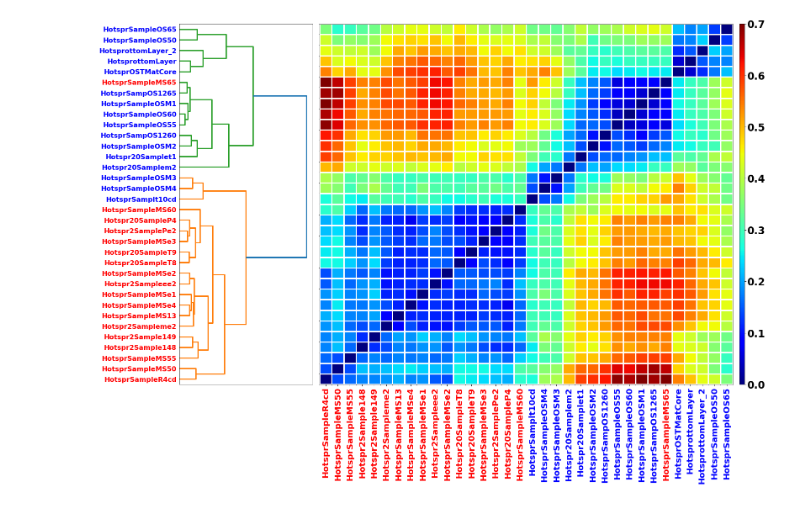
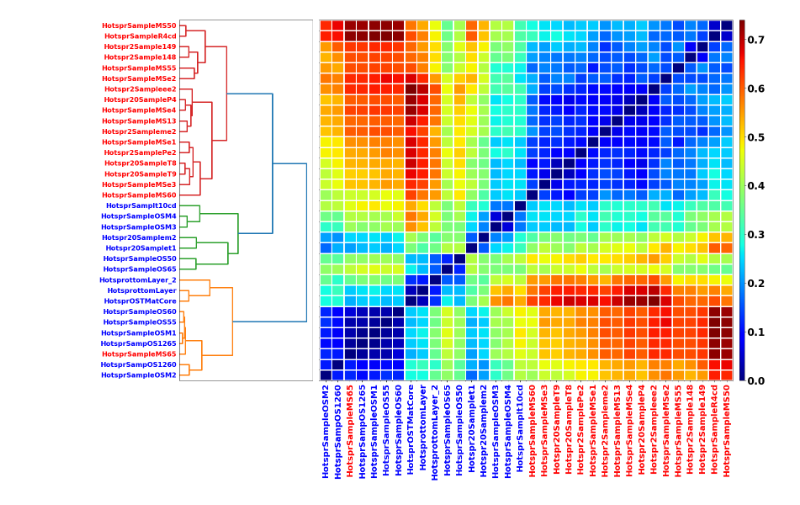
Before and after one commit to hsmurali/Hot_Springs_Analysis, a Jupyter notebook: Scripts/Strain-Analysis/Synechococcus_Paper/Cluster_Presence_Absence_Matrix_Novel_Contigs.ipynb, the cells around one changed output. Saved outputs shown, nothing was run; the diff lists cells and outputs as text; code cells hidden in the pictures.

```diff
--- a/Scripts/Strain-Analysis/Synechococcus_Paper/Cluster_Presence_Absence_Matrix_Novel_Contigs.ipynb
+++ b/Scripts/Strain-Analysis/Synechococcus_Paper/Cluster_Presence_Absence_Matrix_Novel_Contigs.ipynb
@@ -8,7 +8,8 @@ from scipy.spatial.distance import pdist, squareform
 rcParams = {'font.size': 24 , 'font.weight': 'bold', 'font.family': 'sans-serif',
             'axes.unicode_minus':False, 'axes.labelweight':'normal', 'lines.linewidth':3}
 # %%
-df = pd.read_csv('/Users/harihara/Research-Activities/Data/Hot-Spring/Novel-Regions-Breadth-Coverage-Summary.txt', sep = "\t")
+df = pd.read_csv('/Users/harihara/Research-Activities/Data/Hot-Spring/Novel-Regions-Breadth-Coverage-Summary-June-2022.txt', sep = "\t")
+df['Sample'] = df['Sample'].str.replace("_FD.paf","")
 df = df.set_index('Sample')
 FM = df.values#df.filter(regex = "Group_*").values
 FM[FM < 95] = 0
@@ -37,33 +38,33 @@ a = [axdendro.get_yticklabels()[i].set_color('red')
      for i in range(len(axdendro.get_yticklabels()))]
 
 axmatrix = fig.add_axes([0.33,0.25,0.62,0.7])
 
 MAT = MAT[index,:]
 MAT = MAT[:,index]
 MAT = np.round(MAT, 2)
 #MAT[MAT == 0] = np.inf
 im = axmatrix.imshow(MAT, aspect='auto', origin='lower', interpolation = 'none', cmap = 'jet', alpha = 1)
 axmatrix.set_xticks(list(range(0, len(ticks))))
 axmatrix.set_xticklabels(ticks[index], rotation = 90, size = 20)
 axmatrix.xaxis.set_ticks_position('bottom')
 ng = len(ticks)
 axmatrix.set_xticks(np.arange(-.5, 34, 1), minor=True)
 axmatrix.set_yticks(np.arange(-.5, 34, 1), minor=True)
 a = [axmatrix.get_xticklabels()[i].set_color('red')
      if (sample_spring[ticks[index][i]] == 'Mushroom' )
      else axmatrix.get_xticklabels()[i].set_color('blue')
      for i in range(len(axmatrix.get_xticklabels()))]
 
 # Gridlines based on minor ticks
 axmatrix.grid(which='minor', color='white', linestyle='-', linewidth=3)
 
 axmatrix.set_yticks([])
 
 axcolor = fig.add_axes([0.96,0.25,0.0075,0.7])
 plt.colorbar(im, cax=axcolor)
 
 fig.subplots_adjust(bottom = 0.001, left = 0.01)
-fig.savefig('/Users/harihara/Research-Activities/Plots/Hot_Spring_Plots/Synechococcus-Paper/\
-Cluster_Novel_Contigs(Reads).pdf')
+#fig.savefig('/Users/harihara/Research-Activities/Plots/Hot_Spring_Plots/Synechococcus-Paper/\
+#Cluster_Novel_Contigs(Reads).pdf')
 # %% [output]
-[figure, old version]
+[figure, new version]
```
Also changed, not shown: parts of 2 cells of this notebook, 4 other files.
